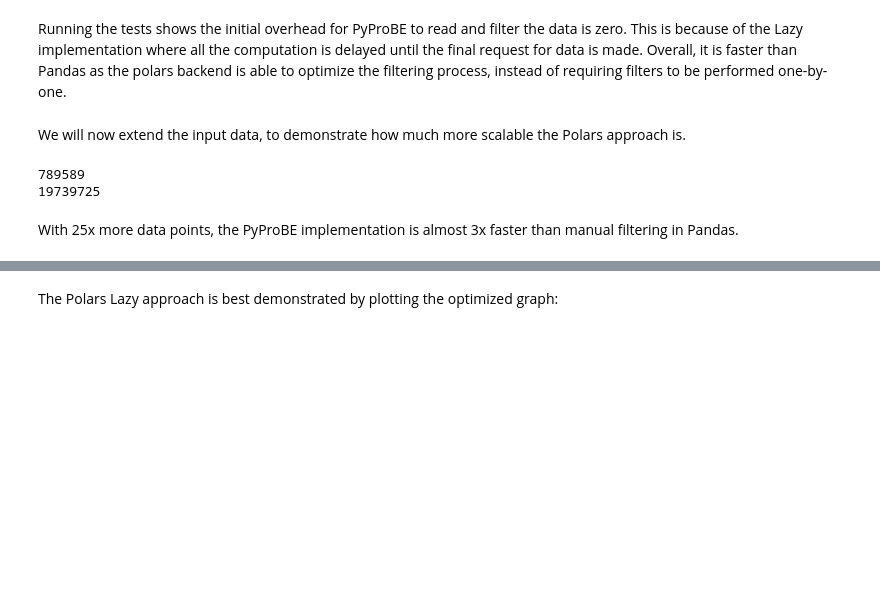
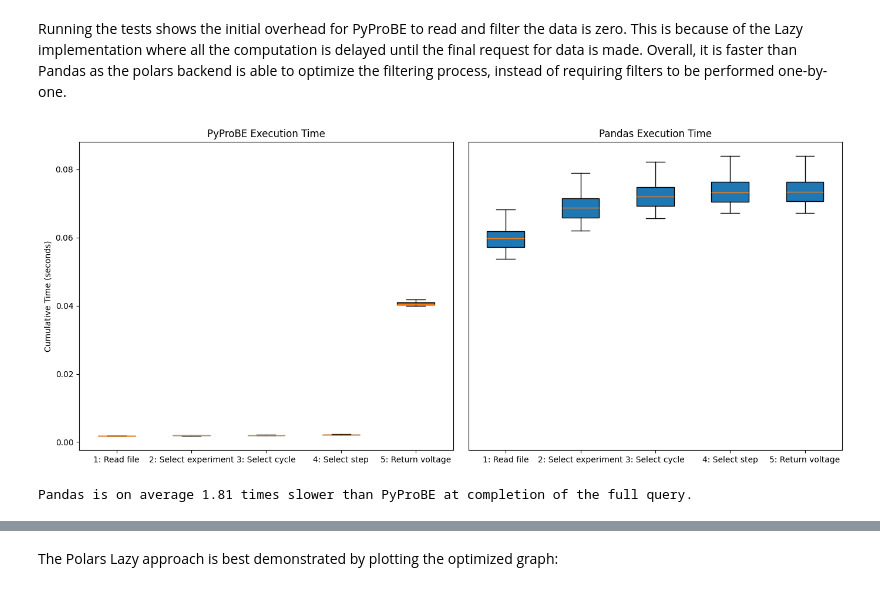
Before and after one commit to ImperialCollegeLondon/PyProBE, a Jupyter notebook: examples/comparing-pyprobe-performance.ipynb, the cells around one changed output, grey strips where cells are left out. Cells and saved outputs as stored; diff of their text form; code cells hidden in the pictures; blank space fills up the shorter version.

```diff
--- a/examples/comparing-pyprobe-performance.ipynb
+++ b/examples/comparing-pyprobe-performance.ipynb
@@ -52,47 +53,48 @@ def measure_pyprobe(repeats, file):
 
 
 def measure_pandas(repeats, file):
-    steps = 5
+    steps = 6
     cumulative_time = np.zeros((steps,repeats))
     for repeat in range(repeats):
         start_time = timeit.default_timer()
-        df = pd.read_parquet(data_directory + '/' + file)
+        df = pd.read_csv(data_directory + '/' + str.replace(file, '.parquet', '.csv'))
         cumulative_time[0, repeat] = timeit.default_timer() - start_time
 
+        start_time = timeit.default_timer()
+        df = pd.read_parquet(data_directory + '/' + file)
+        cumulative_time[1, repeat] = timeit.default_timer() - start_time
+
         experiment = df[df['Step'].isin([4, 5, 6, 7])]
-        cumulative_time[1, repeat] = timeit.default_timer() - start_time
+        cumulative_time[2, repeat] = timeit.default_timer() - start_time
 
         unique_cycles = experiment['Cycle'].unique()
 
         cycle = experiment[experiment['Cycle'] == unique_cycles[1]]
-        cumulative_time[2, repeat] =timeit.default_timer() - start_time
+        cumulative_time[3, repeat] =timeit.default_timer() - start_time
 
         step = cycle[cycle['Current [A]'] < 0]
         unique_events = step['Event'].unique()
         step = step[step['Event'] == unique_events[0]]
-        cumulative_time[3, repeat] =timeit.default_timer() - start_time
+        cumulative_time[4, repeat] =timeit.default_timer() - start_time
 
         voltage = step['Voltage [V]'].values
-        cumulative_time[4, repeat] = timeit.default_timer() - start_time
+        cumulative_time[5, repeat] = timeit.default_timer() - start_time
 
     return cumulative_time, voltage
 
 def make_boxplots(total_time_polars, total_time_pandas):
-    data_polars = [total_time_polars[i, :] for i in range(total_time_polars.shape[0])]
-    data_pandas = [total_time_pandas[i, :] for i in range(total_time_pandas.shape[0])]
-
     # Create labels for the boxplots
-    labels = ["Read file", "Select experiment", "Select cycle", "Select step", "Select voltage"]
+    labels = ["1: Read file", "2: Select experiment", "3: Select cycle", "4: Select step", "5: Return voltage"]
     # Create the subplots
     fig, (ax1, ax2) = plt.subplots(1, 2, figsize=(14, 6), sharey=True)
 
     # Boxplot for Polars
-    ax1.boxplot(data_polars, labels=labels, vert=True, patch_artist=True)
+    ax1.boxplot(total_time_polars.T, labels=labels, vert=True, patch_artist=True, showfliers=False)
     ax1.set_title('PyProBE Execution Time')
-    ax1.set_ylabel('Time (seconds)')
+    ax1.set_ylabel('Cumulative Time (seconds)')
 
     # Boxplot for Pandas
-    ax2.boxplot(data_pandas, labels=labels, vert=True, patch_artist=True)
+    ax2.boxplot(total_time_pandas.T, labels=labels, vert=True, patch_artist=True, showfliers=False)
     ax2.set_title('Pandas Execution Time')
     ax2.yaxis.set_visible(False)  # Remove y-axis on the right-hand subplot
 
@@ -102,21 +104,14 @@ def make_boxplots(total_time_polars, total_time_pandas):
 # %% [markdown]
 Running the tests shows the initial overhead for PyProBE to read and filter the data is zero. This is because of the Lazy implementation where all the computation is delayed until the final request for data is made. Overall, it is faster than Pandas as the polars backend is able to optimize the filtering process, instead of requiring filters to be performed one-by-one.
 # %%
-repeats = 10
+repeats = 100
 total_time_polars, voltage_pyprobe = measure_pyprobe(repeats, 'sample_data_neware.parquet')
 total_time_pandas, voltage_pandas = measure_pandas(repeats, 'sample_data_neware.parquet')
-make_boxplots(total_time_polars, total_time_pandas)
+make_boxplots(total_time_polars, total_time_pandas[1:,:])
 assert np.allclose(voltage_pyprobe, voltage_pandas)
+
+average_final_difference = np.mean(total_time_pandas[-1,:])/np.mean(total_time_polars[-1,:])
+print(f'Pandas is on average {average_final_difference:.2f} times slower than PyProBE at completion of the full query.')
+# %% [output]
+[figure, added]
+Pandas is on average 1.81 times slower than PyProBE at completion of the full query.
-# %% [markdown]
-We will now extend the input data, to demonstrate how much more scalable the Polars approach is.
-# %%
-df = pd.read_parquet(data_directory + '/sample_data_neware.parquet')
-extended_df = pd.concat([df] * 25, ignore_index=True)
-extended_df.to_parquet(data_directory + '/sample_data_neware_extended.parquet')
-print(len(df))
-print(len(extended_df))
-# %% [output]
-789589
-19739725
-# %% [markdown]
-With 25x more data points, the PyProBE implementation is almost 3x faster than manual filtering in Pandas.
```
Also changed, not shown: parts of 4 cells of this notebook, 16 other files.
